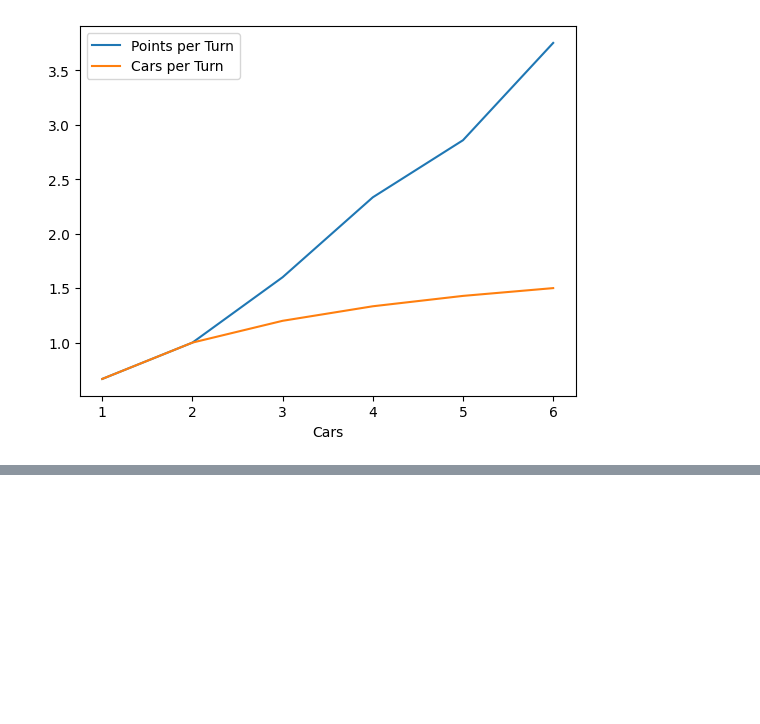
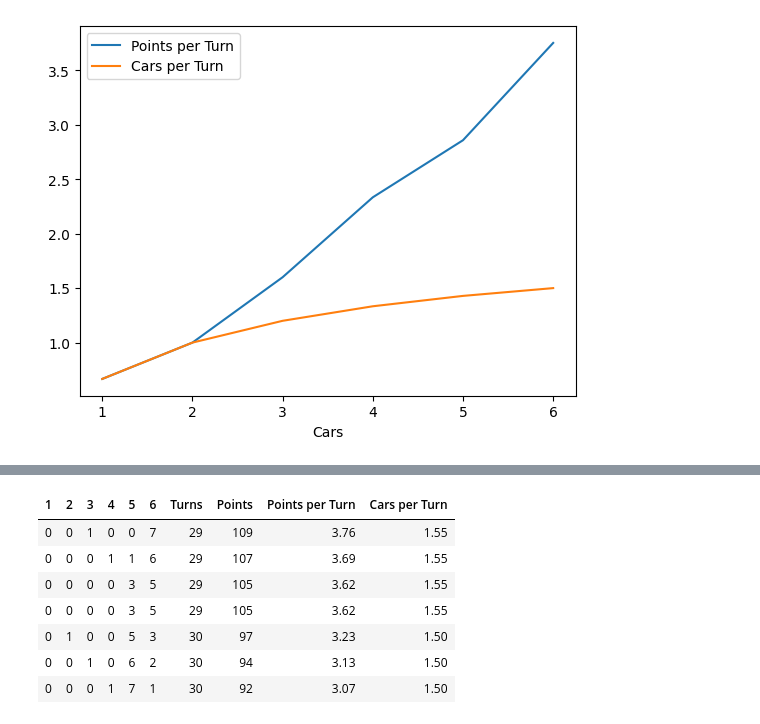
Before and after one commit to jbadlato/jbadlato.github.io, a Jupyter notebook: ticket-to-ride.ipynb, the cells around one changed output, grey strips where cells are left out. Saved outputs shown, nothing was run; the diff lists cells and outputs as text; code cells hidden in the pictures; blank space fills up the shorter version.

Commit message:
rush strategy value

```diff
--- a/ticket-to-ride.ipynb
+++ b/ticket-to-ride.ipynb
@@ -68,0 +78,53 @@ ROUTES_MATRIX.style.pipe(set_style)
+# %%
+from collections import defaultdict
+
+STARTING_CARS = 3 # Number of cards each player starts with
+TOTAL_TRAIN_CARS = 45 # Number of train cars each player starts with
+CARS_REMAINING_TO_END_GAME = 2 # When a player has equal to or less than this number of cars, each player has one more turn remaining before the game ends
+routes_claimed_sets = []
+for number_of_sixroutes_allowed in reversed(range(1,8)):
+    routes_claimed_set = {i:0 for i in range(1,7)}
+    train_cars_remaining = TOTAL_TRAIN_CARS
+    sixroutes_remaining = number_of_sixroutes_allowed
+    while train_cars_remaining > 0:
+        if train_cars_remaining <= 6:
+            routes_claimed_set[train_cars_remaining] += 1
+            train_cars_remaining = 0
+            continue
+        if sixroutes_remaining > 0:
+            routes_claimed_set[6] += 1
+            sixroutes_remaining -= 1
+            train_cars_remaining -= 6
+            continue
+        routes_claimed_set[5] += 1
+        train_cars_remaining -= 5
+    routes_claimed_sets.append(routes_claimed_set)
+
+RUSH_MOVESETS = pd.DataFrame(routes_claimed_sets)
+RUSH_MOVESETS["Turns"] = sum(
+        [RUSH_MOVESETS[rte_length] * ROUTE_LENGTHS.loc[ROUTE_LENGTHS["Cars"] == rte_length, "Total Turns to Claim"].iloc[0] for rte_length in range(1,7)]
+    ) - STARTING_CARS/CARS_PER_TURN
+RUSH_MOVESETS["Points"] = sum(
+        [RUSH_MOVESETS[rte_length] * ROUTE_LENGTHS.loc[ROUTE_LENGTHS["Cars"] == rte_length, "Points"].iloc[0] for rte_length in range(1,7)]
+    )
+RUSH_MOVESETS["Points per Turn"] = RUSH_MOVESETS["Points"] / RUSH_MOVESETS["Turns"]
+RUSH_MOVESETS["Cars per Turn"] = TOTAL_TRAIN_CARS / RUSH_MOVESETS["Turns"]
+
+def set_style(styler):
+    styler.background_gradient(cmap=sns.light_palette("seagreen", as_cmap=True).reversed(), subset=["Turns"])
+    styler.background_gradient(cmap=sns.light_palette("seagreen", as_cmap=True), subset=["Points", "Points per Turn", "Cars per Turn"])
+    styler.hide(axis=0) # Hides index column
+    styler.format(precision=2)
+    styler.format(precision=0, subset=["Turns"])
+    return styler
+
+RUSH_MOVESETS.style.pipe(set_style)
+# %% [output]
+| 1 | 2 | 3 | 4 | 5 | 6 | Turns | Points | Points per Turn | Cars per Turn |
+| 0 | 0 | 1 | 0 | 0 | 7 | 29 | 109 | 3.76 | 1.55 |
+| 0 | 0 | 0 | 1 | 1 | 6 | 29 | 107 | 3.69 | 1.55 |
+| 0 | 0 | 0 | 0 | 3 | 5 | 29 | 105 | 3.62 | 1.55 |
+| 0 | 0 | 0 | 0 | 3 | 5 | 29 | 105 | 3.62 | 1.55 |
+| 0 | 1 | 0 | 0 | 5 | 3 | 30 | 97 | 3.23 | 1.50 |
+| 0 | 0 | 1 | 0 | 6 | 2 | 30 | 94 | 3.13 | 1.50 |
+| 0 | 0 | 0 | 1 | 7 | 1 | 30 | 92 | 3.07 | 1.50 |
```
Also changed, not shown: parts of 3 cells of this notebook, 2 other files.
